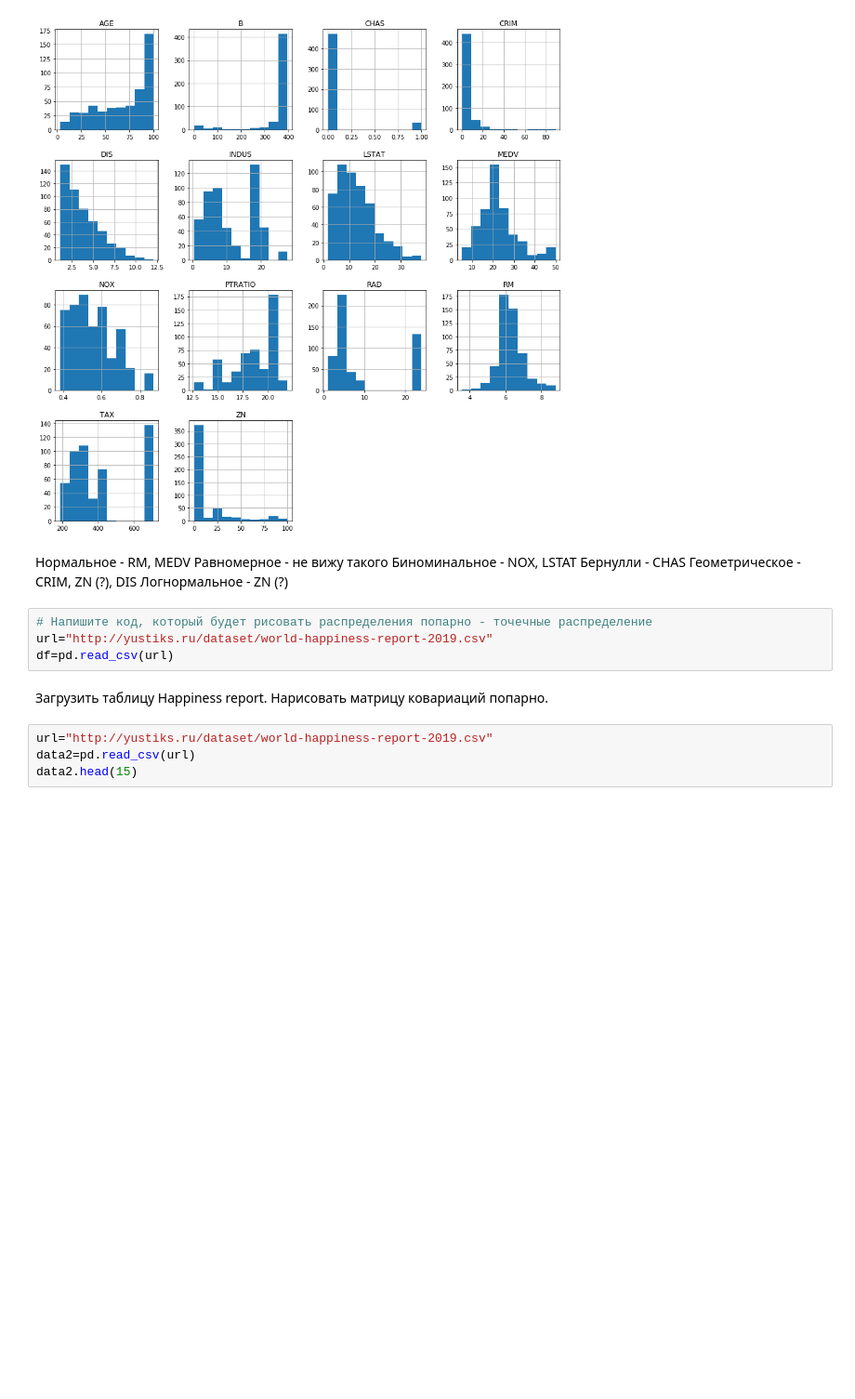
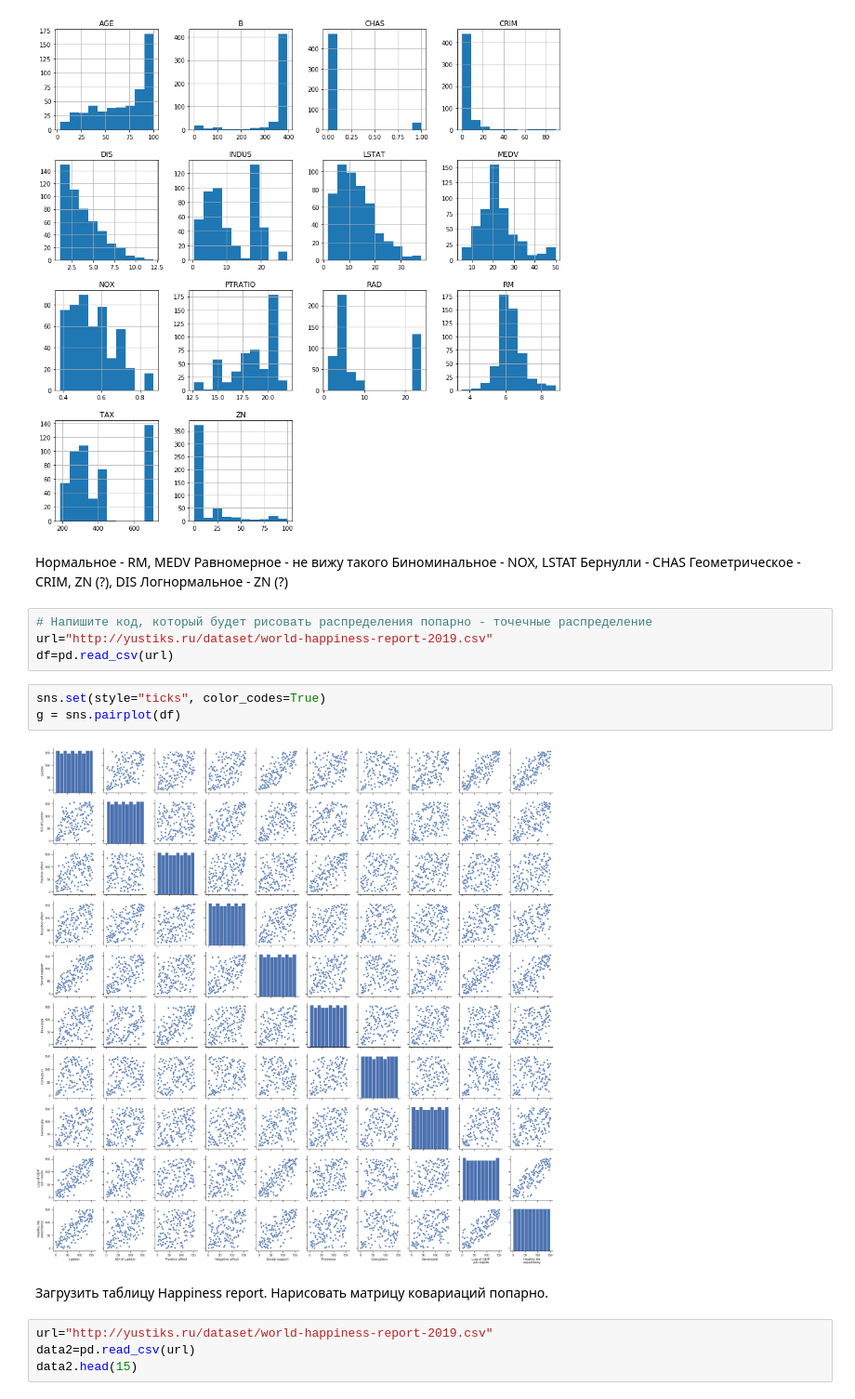
Before and after one commit to Permolga/netology_pyda, a Jupyter notebook: dz_2.ipynb, the cells around one changed output. Shown at 93% size. Drawn from its saved outputs; the diff is of its cells as text; blank space fills up the shorter version.

```diff
--- a/dz_2.ipynb
+++ b/dz_2.ipynb
@@ -84,6 +84,11 @@ plt.show()
 # Напишите код, который будет рисовать распределения попарно - точечные распределение
 url="http://yustiks.ru/dataset/world-happiness-report-2019.csv"
 df=pd.read_csv(url)
+# %%
+sns.set(style="ticks", color_codes=True)
+g = sns.pairplot(df)
+# %% [output]
+[figure, added]
 # %% [markdown]
 Загрузить таблицу Happiness report. Нарисовать матрицу ковариаций попарно.
 # %%
```
Also changed, not shown: parts of 1 cell of this notebook, 1 other file.
